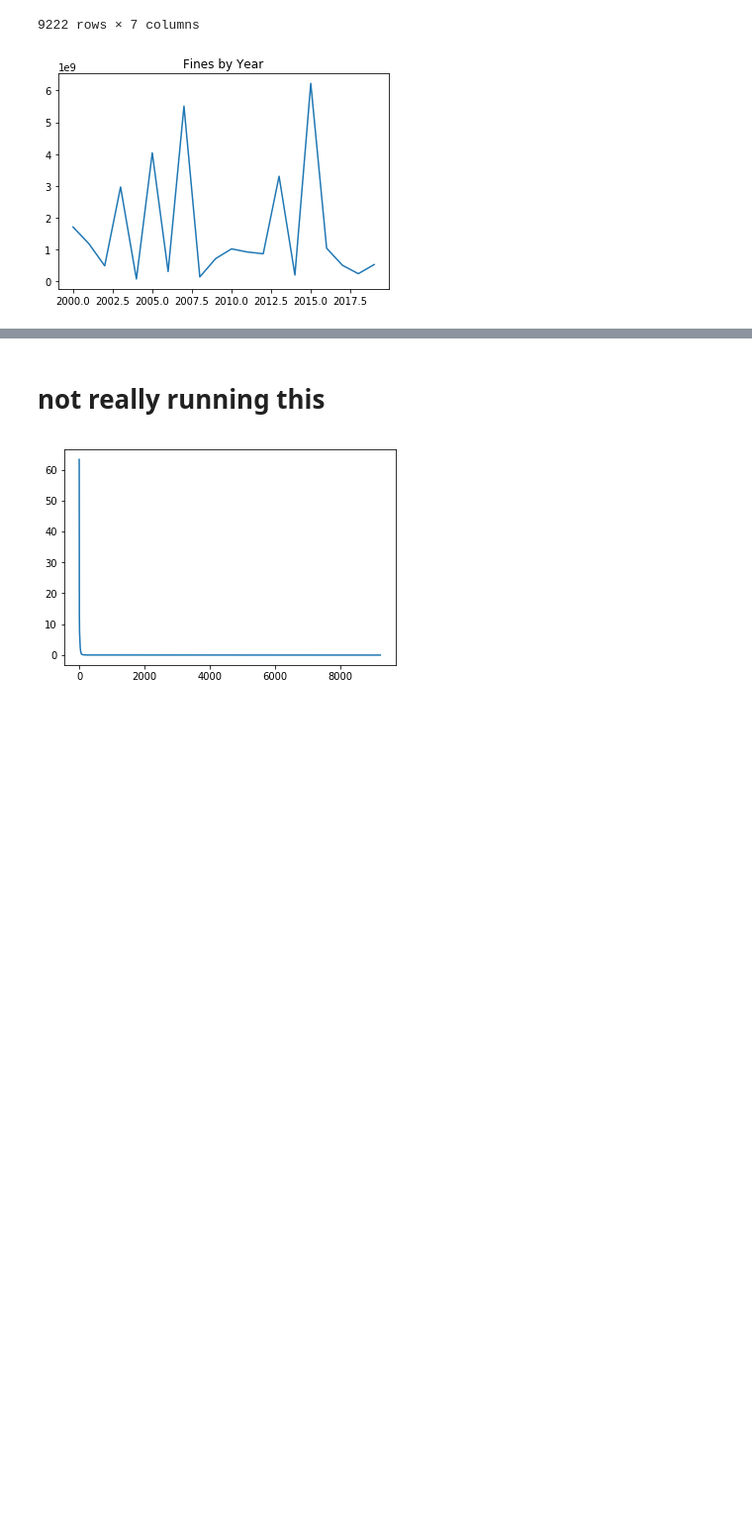
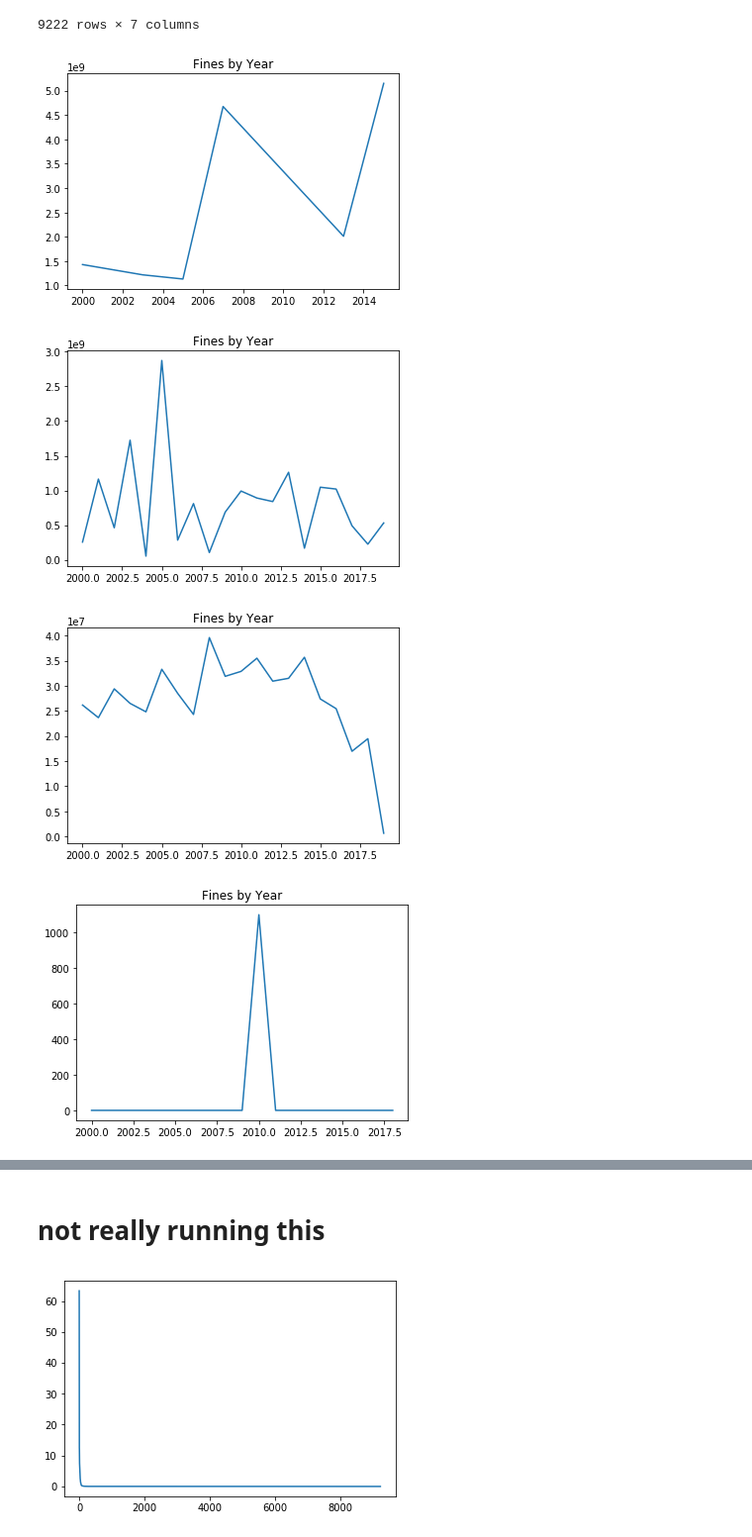
Before and after one commit to cseghbossian/avalanche, a Jupyter notebook: ipynb/epa_analysis.ipynb, the cells around one changed output, grey strips where cells are left out. Shown: that part at 99% size. Drawn from its saved outputs; the diff is of its cells as text; code cells hidden in the pictures; blank space fills up the shorter version.

Commit message:
added function to plot dataframe by year vs penalty

```diff
--- a/ipynb/epa_analysis.ipynb
+++ b/ipynb/epa_analysis.ipynb
@@ -59,19 +62,18 @@ fines_bill = epa_cols_interest[epa_cols_interest['penalty_amt'] > 999999999]
 fines_mill = epa_cols_interest[epa_cols_interest['penalty_amt'].between(999999, 999999999)]
 fines_thou = epa_cols_interest[epa_cols_interest['penalty_amt'].between(999, 999999)]
 fines_hund = epa_cols_interest[epa_cols_interest['penalty_amt'].between(0, 998, inclusive=True)]
-# %%
-# get unique stock tickers and group fines by company
-unique_tickers = epa_cols_interest['Parent Company Stock Ticker'].unique()
-unique_years = epa_cols_interest['Penalty Year'].unique()
-
-#
-fine_by_year = []
-for year in unique_years:
-    epa_years = epa_cols_interest[epa_cols_interest['Penalty Year'] == year]
-    fine_by_year += [(sum(epa_years['penalty_amt']), year)]
 # %%
-# set x and y axis before plotting
+def plot_years(df):
+    fine_by_year = []
+    unique_years = df['Penalty Year'].unique()
+    for year in unique_years:
+        epa_years = df[df['Penalty Year'] == year]
+        fine_by_year += [(sum(epa_years['penalty_amt']), year)]
 
-sorted_fines = sorted(fine_by_year, key = lambda x: x[1])
-x_axis = [year for _,year in sorted_fines]
-y_axis = [fine for fine,_ in sorted_fines]
+    sorted_fines = sorted(fine_by_year, key = lambda x: x[1])
+    x_axis = [year for _,year in sorted_fines]
+    y_axis = [fine for fine,_ in sorted_fines]
+
+    plt.plot(x_axis, y_axis)
+    plt.title("Fines by Year")
+    plt.show()
@@ -81,8 +80,11 @@ import matplotlib.pyplot as plt
-# %%
-# plot the data
-
-plt.plot(x_axis, y_axis)
-plt.title('Fines by Year')
-plt.show()
-# %% [output]
-[figure, removed]
+# %%
+plot_years(fines_bill)
+plot_years(fines_mill)
+plot_years(fines_thou)
+plot_years(fines_hund)
+plot_years(epa_cols_interest)
+# %% [output]
+[figure, added]
+[figure, added]
+[figure, added]
+[figure, added]
```
Also changed, not shown: parts of 3 cells of this notebook.
